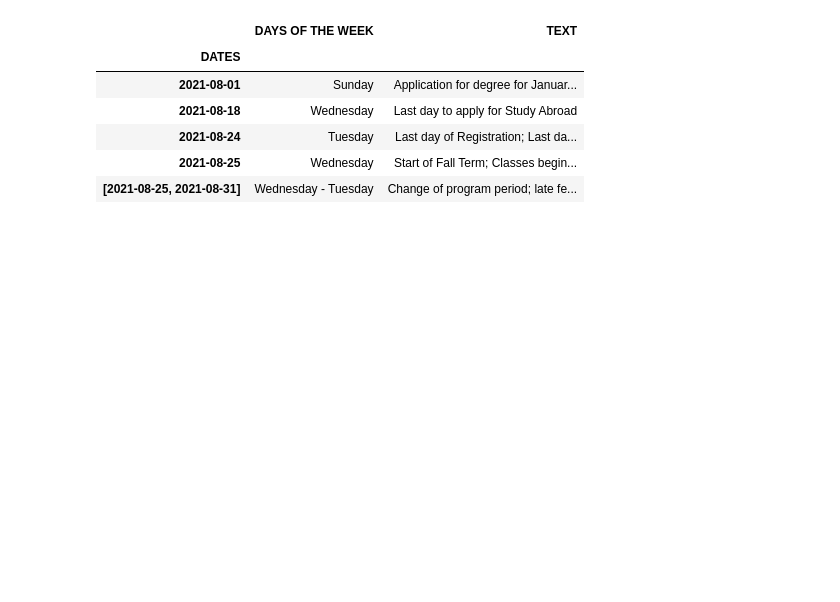
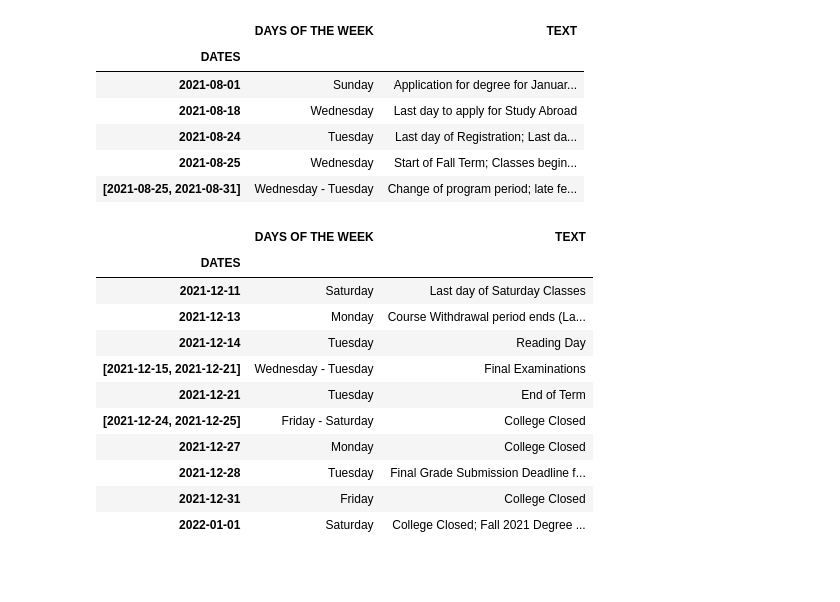
Before and after one commit to lau-allen/calendar-webscraping, a Jupyter notebook: WebScraping.ipynb, the cells around one changed output. Cells and saved outputs as stored; diff of their text form; code cells hidden in the pictures; blank space fills up the shorter version.

```diff
--- a/WebScraping.ipynb
+++ b/WebScraping.ipynb
@@ -172,6 +172,22 @@ df3.head()
 | 2021-08-24 | Tuesday | Last day of Registration; Last da... |
 | 2021-08-25 | Wednesday | Start of Fall Term; Classes begin... |
 | [2021-08-25, 2021-08-31] | Wednesday - Tuesday | Change of program period; late fe... |
+# %%
+#reveal last dates on calendar
+df3.tail(10)
+# %% [output]
+|  | DAYS OF THE WEEK | TEXT |
+| DATES |  |  |
+| 2021-12-11 | Saturday | Last day of Saturday Classes |
+| 2021-12-13 | Monday | Course Withdrawal period ends (La... |
+| 2021-12-14 | Tuesday | Reading Day |
+| [2021-12-15, 2021-12-21] | Wednesday - Tuesday | Final Examinations |
+| 2021-12-21 | Tuesday | End of Term |
+| [2021-12-24, 2021-12-25] | Friday - Saturday | College Closed |
+| 2021-12-27 | Monday | College Closed |
+| 2021-12-28 | Tuesday | Final Grade Submission Deadline f... |
+| 2021-12-31 | Friday | College Closed |
+| 2022-01-01 | Saturday | College Closed; Fall 2021 Degree ... |
 # %% [markdown]
 ###
 # %%
```
